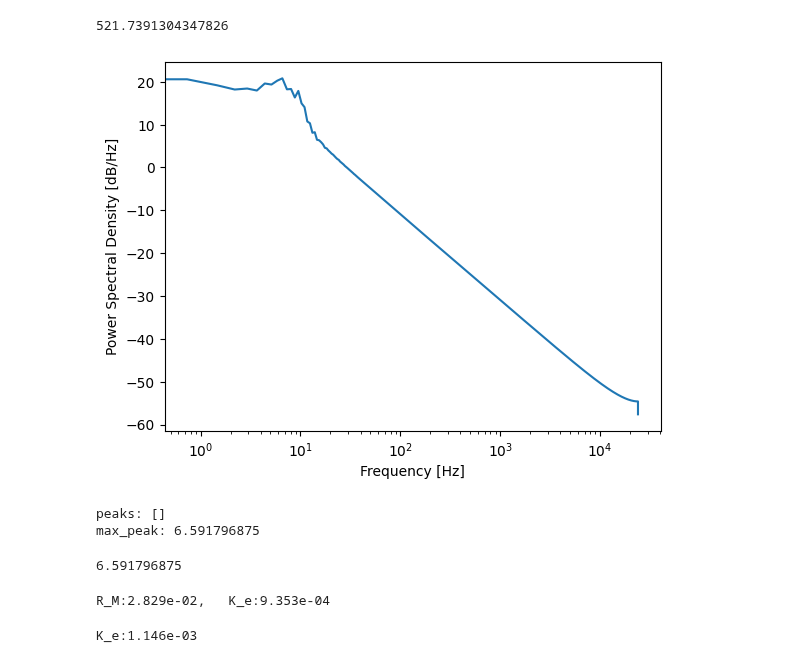
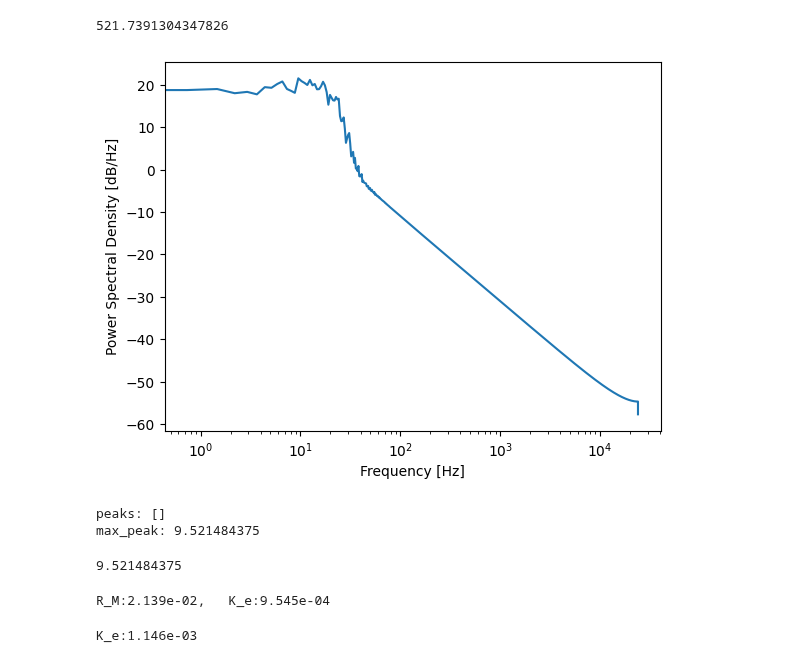
Before and after one commit to HoneyMack/wheel_inverted_pendulum, a Jupyter notebook: motor_driven_wheeled_inverted_pendulum_simulation.ipynb, the cells around one changed output. Saved outputs shown, nothing was run; the diff lists cells and outputs as text; code cells hidden in the pictures.

```diff
--- a/motor_driven_wheeled_inverted_pendulum_simulation.ipynb
+++ b/motor_driven_wheeled_inverted_pendulum_simulation.ipynb
@@ -2055,12 +2084,12 @@ peaks: [260.86956522 521.73913043]
 max_peak: 521.7391304347826
 521.7391304347826
 # %%
-plot_power_spectral_density("sounds/l_motor_gear_sound1.m4a",cutoff_freq=10,nfft=1024*64)
+plot_power_spectral_density("sounds/l_motor_gear_sound1.m4a",cutoff_freq=20,nfft=1024*64)
 # %% [output]
-[figure, old version]
+[figure, new version]
 peaks: []
-max_peak: 6.591796875
+max_peak: 9.521484375
-6.591796875
+9.521484375
 # %%
 # 通常モータの場合
 # voltage_measured = np.array([1.902,3.14])
@@ -2112,9 +2141,9 @@ data_l = [
 
 data = data_r.copy()
 data.extend(data_l)
-selected_idx = [0,2,3] # R用
+#selected_idx = [0,3] # R用
 #selected_idx = range(0,8) # R,L統合
-#selected_idx = [0, 3, 4, 5]
+selected_idx = [0, 1, 3, 4, 5]
 # selected_idx = [4,5]  # L用
 selected_data = np.array(data)[selected_idx, :]
 
@@ -2127,7 +2156,7 @@ R_M = x[0, 0]
 K_e = x[1, 0]
 print(f"R_M:{R_M:0.3e},\t K_e:{K_e:0.3e}")
 # %% [output]
-R_M:2.829e-02,   K_e:9.353e-04
+R_M:2.139e-02,   K_e:9.545e-04
 # %%
 # 抵抗が0.3Ωの場合,K_eを求める
 R_M = 0.1
```
Also changed, not shown: parts of 16 cells of this notebook.
